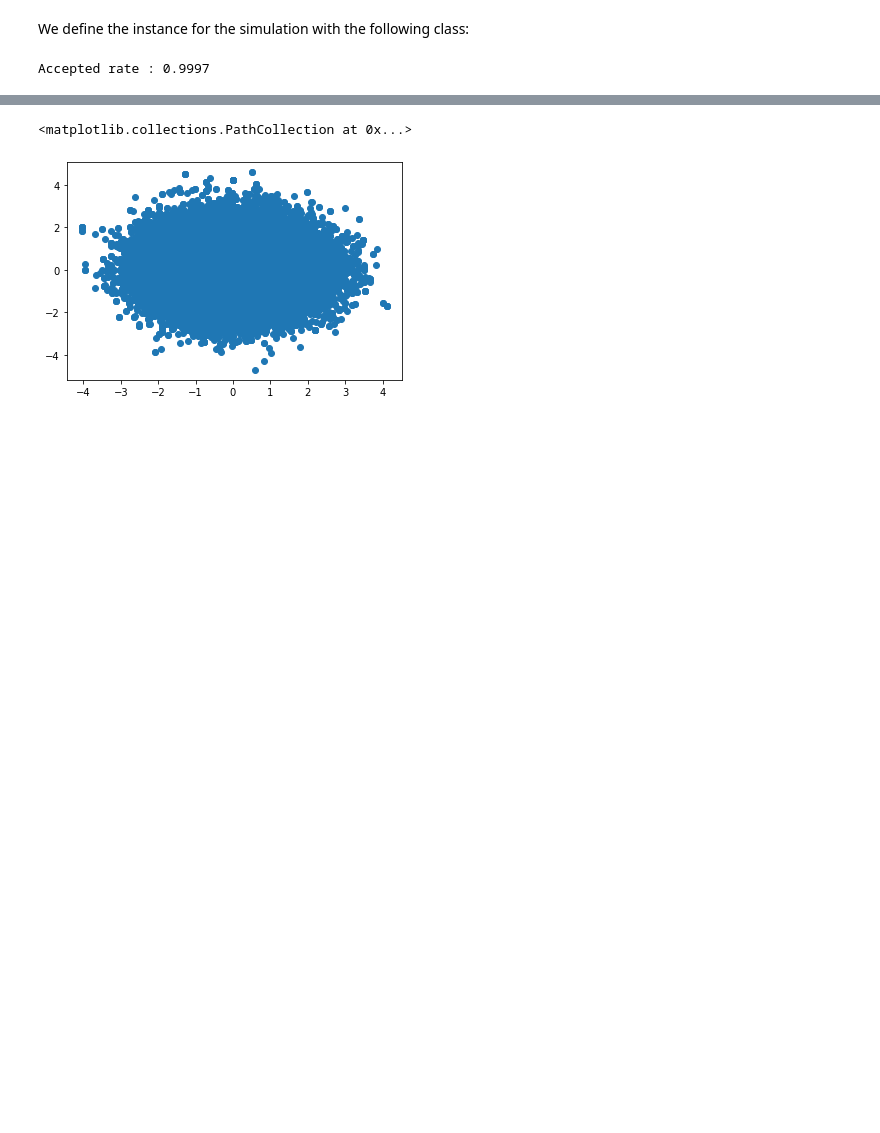
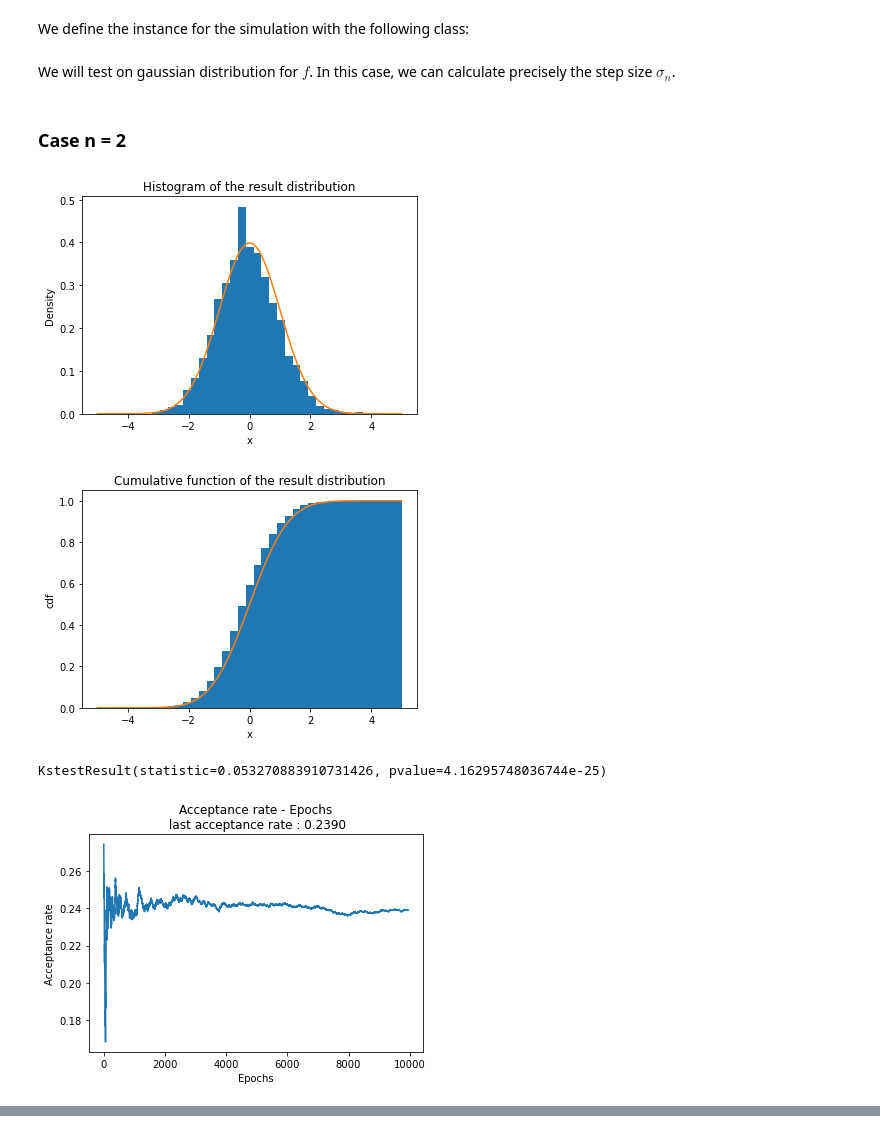
Before and after one commit to pinnertw/random_walk_metropolis, a Jupyter notebook: Metropolis_Algo-Peng-Wei_CHEN.ipynb, the cells around one changed output, grey strips where cells are left out. Drawn from its saved outputs; the diff is of its cells as text; code cells hidden in the pictures; blank space fills up the shorter version.

```diff
--- a/Metropolis_Algo-Peng-Wei_CHEN.ipynb
+++ b/Metropolis_Algo-Peng-Wei_CHEN.ipynb
@@ -112,20 +152,28 @@ class Metropolis_Hastings:
+# %% [markdown]
+We will test on gaussian distribution for $f$. In this case, we can calculate precisely the step size $\sigma_n$.
 # %%
-maximum = 1
-def f1(x_i):
-    if np.abs(x_i) < 1e-5:
-        return maximum
-    else:
-        return min(maximum, 1/np.abs(x_i) ** 3)
+mu = 0
+sigma = 1
+# Best case
+def I_cal(mu, sigma):
+    return 1 / sigma ** 2 # For gaussian
+    #return esp_f((f_derive(X) / f(X)) ** 2) over X
 
-def f2(x_i):
-    return norm.pdf(x_i)
+def f_gauss(x_i):
+    return norm.pdf(x_i, loc=mu, scale=sigma)
 
-def f3(x_i):
-    return norm.pdf(x_i, loc=2, scale=1.414)
+cdf_func = norm.cdf
+# %% [markdown]
+### Case n = 2
 # %%
 %%time
-instance = Metropolis_Hastings(n=2, m=int(1e4), l=0.01, f=f3)()
-instance.plot_hist()
-instance.plot_simulation()
+I = I_cal(mu, sigma)
+l = 2.38 / np.sqrt(I)
+instance = Metropolis(n=2, m=int(1e4), l=l, f=f_gauss)()
+instance.plot_hist(cdf_func =cdf_func)
+instance.plot_accepted_rate()
 # %% [output]
+[figure, added]
+[figure, added]
-Accepted rate : 0.9997
+KstestResult(statistic=0.053270883910731426, pvalue=4.16295748036744e-25)
+[figure, added]
@@ -133,5 +181,0 @@ AttributeError: 'NoneType' object has no attribute 'plot_hist'
-# %%
-plt.scatter(results[:, 0], results[:, 1])
-# %% [output]
-<matplotlib.collections.PathCollection at 0x...>
-[figure, removed]
```
Also changed, not shown: parts of 28 cells of this notebook, 1 other file.
